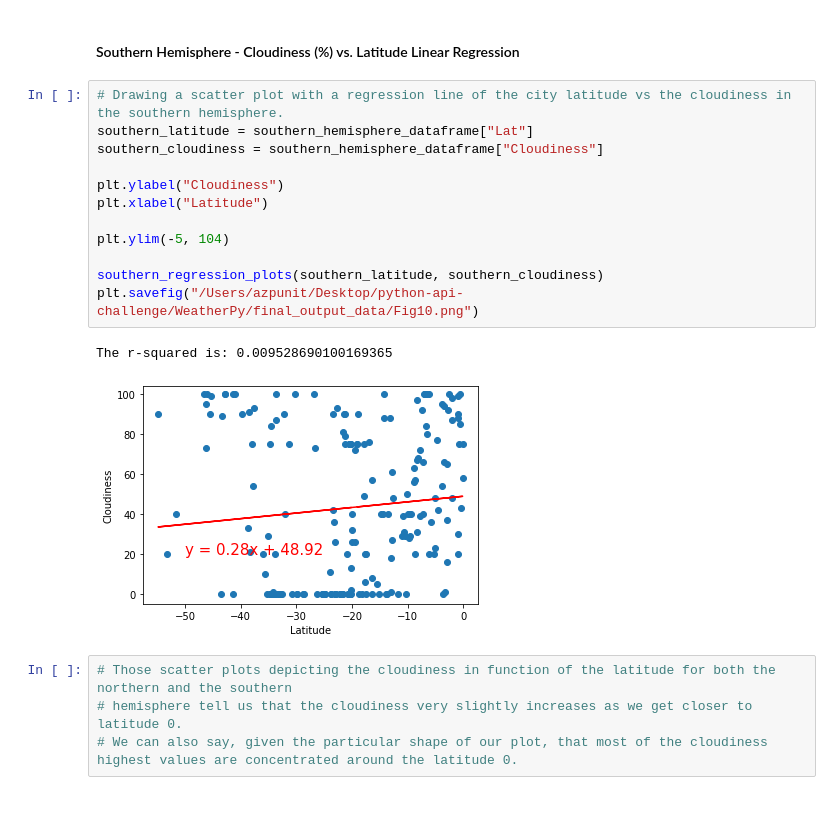
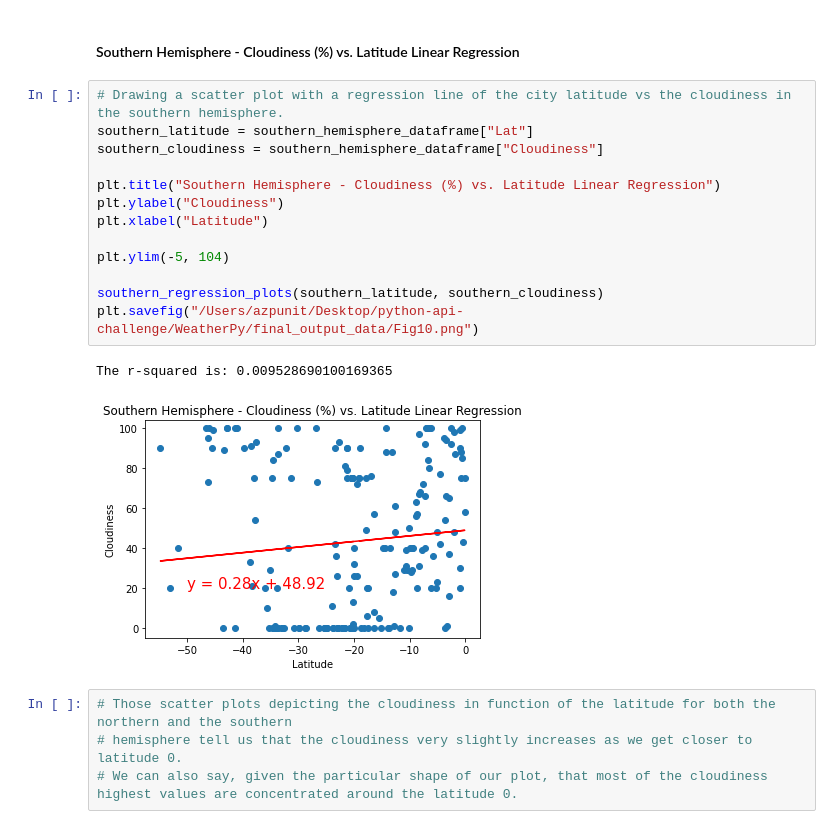
Before and after one commit to azpunit/python-api-challenge, a Jupyter notebook: WeatherPy/WeatherPy.ipynb, the cells around one changed output. Cells and saved outputs as stored; diff of their text form.

```diff
--- a/WeatherPy/WeatherPy.ipynb
+++ b/WeatherPy/WeatherPy.ipynb
@@ -414,18 +419,19 @@ The r-squared is: 0.006171606516105191
 # %%
 # Drawing a scatter plot with a regression line of the city latitude vs the cloudiness in the southern hemisphere.
 southern_latitude = southern_hemisphere_dataframe["Lat"]
 southern_cloudiness = southern_hemisphere_dataframe["Cloudiness"]
 
+plt.title("Southern Hemisphere - Cloudiness (%) vs. Latitude Linear Regression")
 plt.ylabel("Cloudiness")
 plt.xlabel("Latitude")
 
 plt.ylim(-5, 104)
 
 southern_regression_plots(southern_latitude, southern_cloudiness)
 plt.savefig("/Users/azpunit/Desktop/python-api-challenge/WeatherPy/final_output_data/Fig10.png")
 # %% [output]
 The r-squared is: 0.009528690100169365
-[figure, old version]
+[figure, new version]
 # %%
 # Those scatter plots depicting the cloudiness in function of the latitude for both the northern and the southern
 # hemisphere tell us that the cloudiness very slightly increases as we get closer to latitude 0.
```
Also changed, not shown: parts of 7 cells of this notebook, 9 other files.
